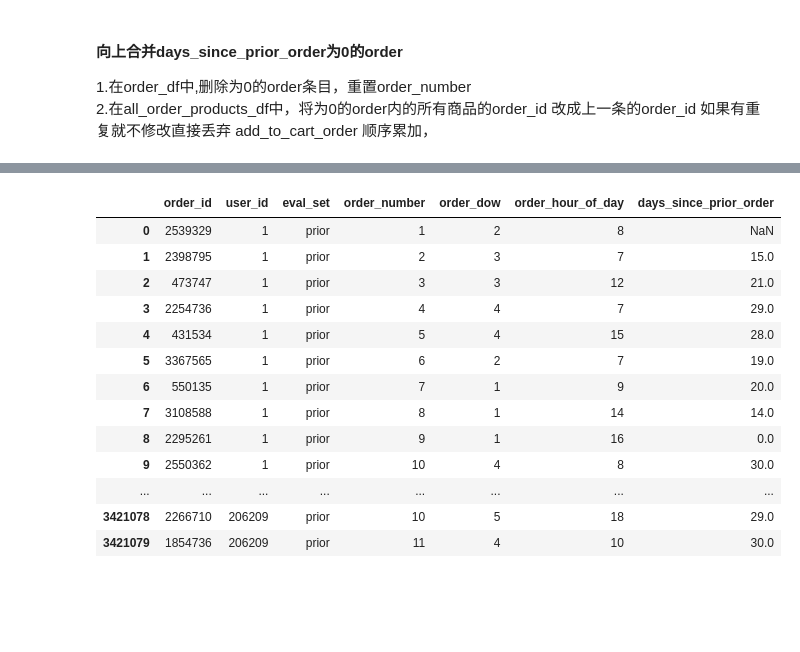
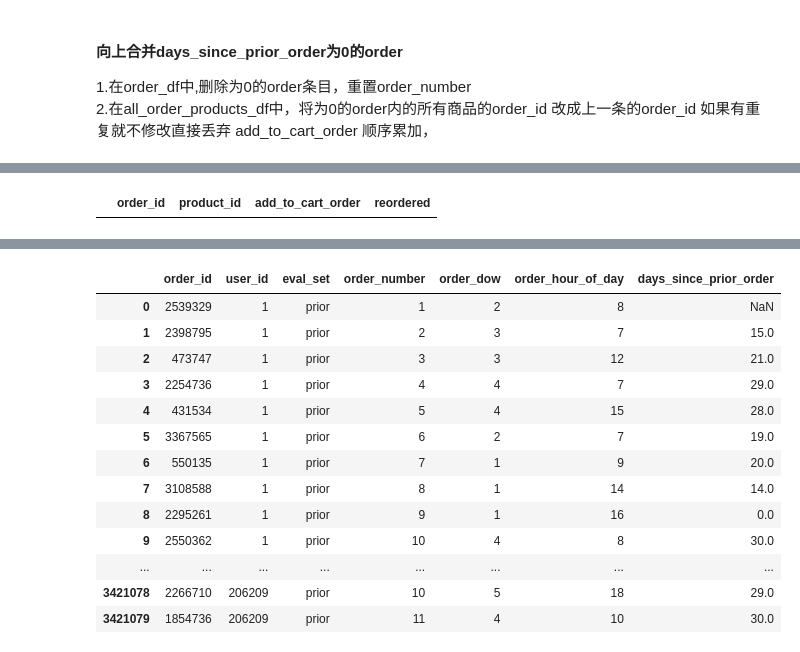
Before and after one commit to AstaTus/Instacar_-Market_Basket_Analysis, a Jupyter notebook: Preprocess/WashData.ipynb, the cells around one changed output, grey strips where cells are left out. Saved outputs shown, nothing was run; the diff lists cells and outputs as text; code cells hidden in the pictures; blank space fills up the shorter version.

```diff
--- a/Preprocess/WashData.ipynb
+++ b/Preprocess/WashData.ipynb
@@ -72,0 +65,4 @@ for i in range(len(since_prior_zero_df)):
+# %%
+prior_order_products
+# %% [output]
+|  | order_id | product_id | add_to_cart_order | reordered |
```
Also changed, not shown: parts of 9 cells of this notebook, 1 other file.
